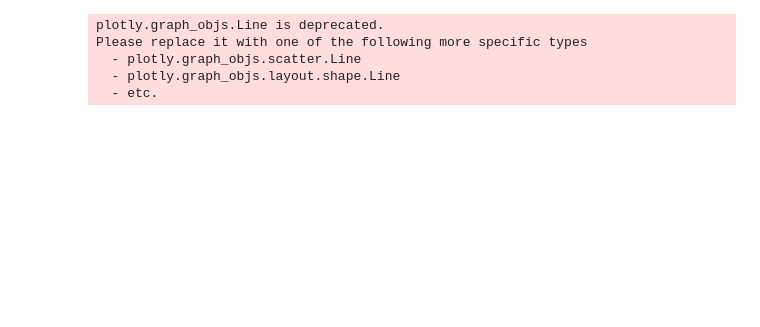
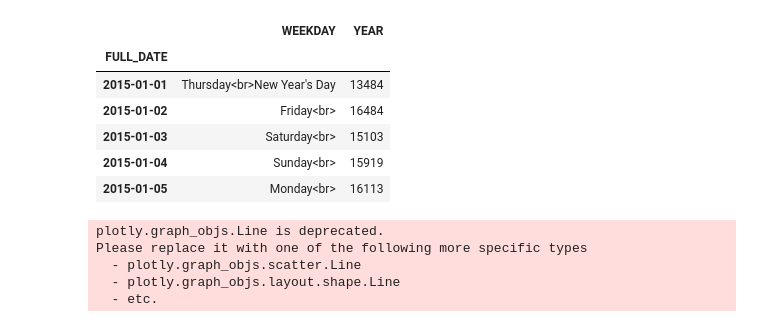
Before and after one commit to FlorianKenner/FlightVisualization, a Jupyter notebook: FlightsPerDay.ipynb, the cells around one changed output. Drawn from its saved outputs; the diff is of its cells as text; code cells hidden in the pictures; blank space fills up the shorter version.

Commit message:
add weekday to hoverinfo in flightsPerDay

```diff
--- a/FlightsPerDay.ipynb
+++ b/FlightsPerDay.ipynb
@@ -29,9 +29,7 @@ dfUSHolidays = dfUSHolidays[dfUSHolidays["Year"] == 2015]
 
 holidayDict = pd.Series(dfUSHolidays.Holiday.values, index = dfUSHolidays.Date).to_dict()
 
-# Enriching the flight Dataframe with this data
 
-df.insert(column = "HOLIDAY", loc = 1, value = "")
-df["HOLIDAY"] = df["FULL_DATE"].map(holidayDict)
-df["HOLIDAY"] = df["HOLIDAY"].fillna(" ")
-df.head()
+# creating DayOfWeekDict
+
+dayOfWeekDict = pd.Series(df.DAY_OF_WEEK.values, index = df.FULL_DATE).to_dict()
@@ -72,14 +51,24 @@ decemberMean = df[df["MONTH"] == 12].count()["YEAR"] / 31
 # %%
 # Visualization of Number of Flights by each day
 
 # creating sub-dataframes with the wanted information
 
 
 
 flightsPerDay = pd.DataFrame(df.groupby(["FULL_DATE"]).count()["YEAR"])
-flightsPerDay.insert(column = "HOLIDAY", loc = 0, value = "")
-flightsPerDay["HOLIDAY"] = flightsPerDay.index.map(holidayDict)
-flightsPerDay["HOLIDAY"] = flightsPerDay["HOLIDAY"].fillna("-")
+flightsPerDay.insert(column = "WEEKDAY", loc = 0, value = flightsPerDay.index.map(holidayDict))
+flightsPerDay["WEEKDAY"] = flightsPerDay.index.map(holidayDict)
+flightsPerDay["WEEKDAY"] = flightsPerDay["WEEKDAY"].fillna("")
+flightsPerDay["WEEKDAY"] = flightsPerDay.index.map(dayOfWeekDict) + "<br>" + flightsPerDay["WEEKDAY"]
 flightsPerMonth = pd.DataFrame({"FULL_DATE": ["2015-01-01","2015-02-14", "2015-03-15", "2015-04-15", "2015-05-15", "2015-06-15", "2015-07-15", "2015-08-15", "2015-09-15", "2015-10-15", "2015-11-15", "2015-12-31"],"COUNT" : [januaryMean, februaryMean, marchMean, aprilMean, mayMean, juneMean, julyMean, augustMean, septemberMean, octoberMean, novemberMean, decemberMean]})
 monthlyDates = pd.to_datetime(flightsPerMonth["FULL_DATE"])
+flightsPerDay.head()
+# %% [output]
+|  | WEEKDAY | YEAR |
+| FULL_DATE |  |  |
+| 2015-01-01 | Thursday<br>New Year's Day | 13484 |
+| 2015-01-02 | Friday<br> | 16484 |
+| 2015-01-03 | Saturday<br> | 15103 |
+| 2015-01-04 | Sunday<br> | 15919 |
+| 2015-01-05 | Monday<br> | 16113 |
 # %%
```
Also changed, not shown: parts of 3 cells of this notebook.
